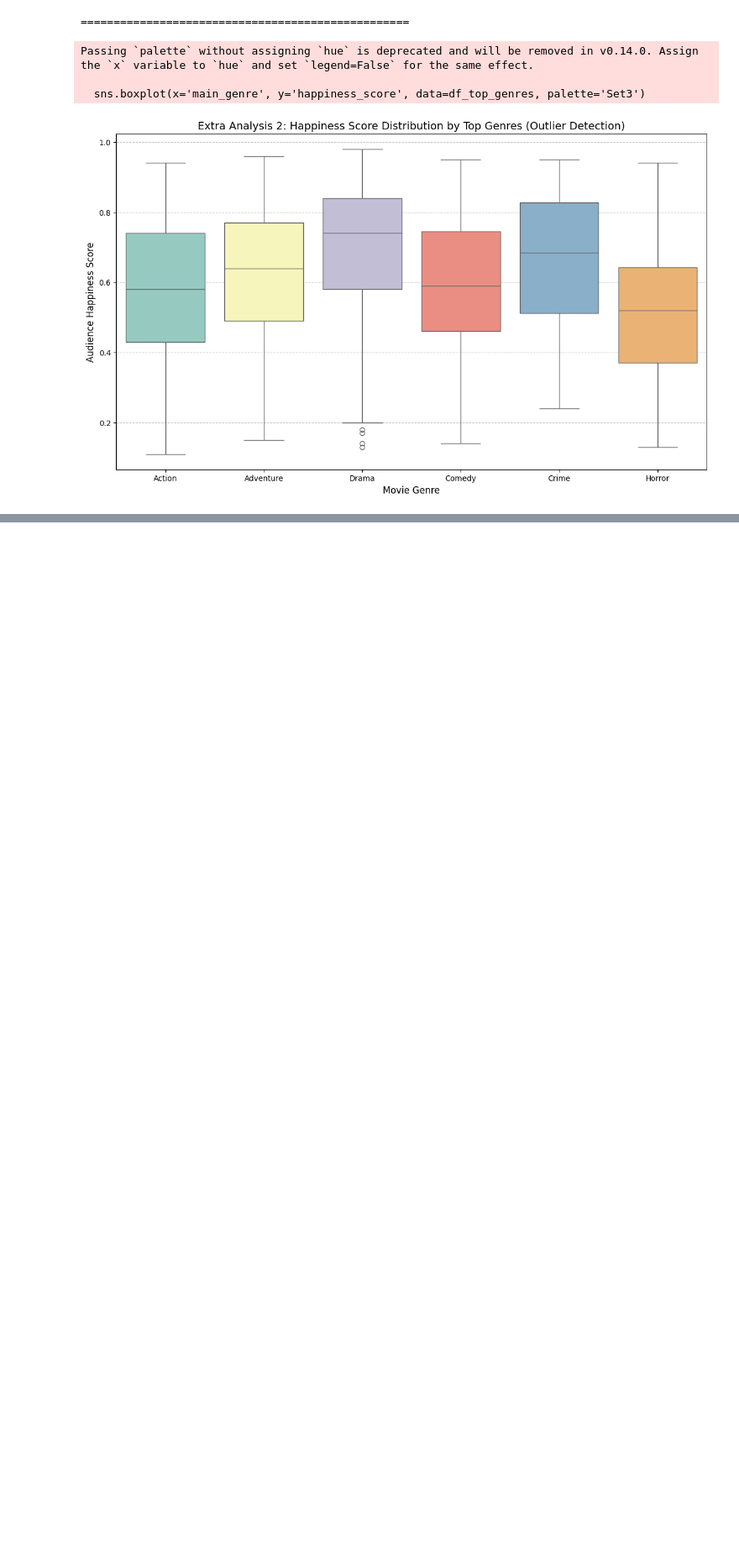
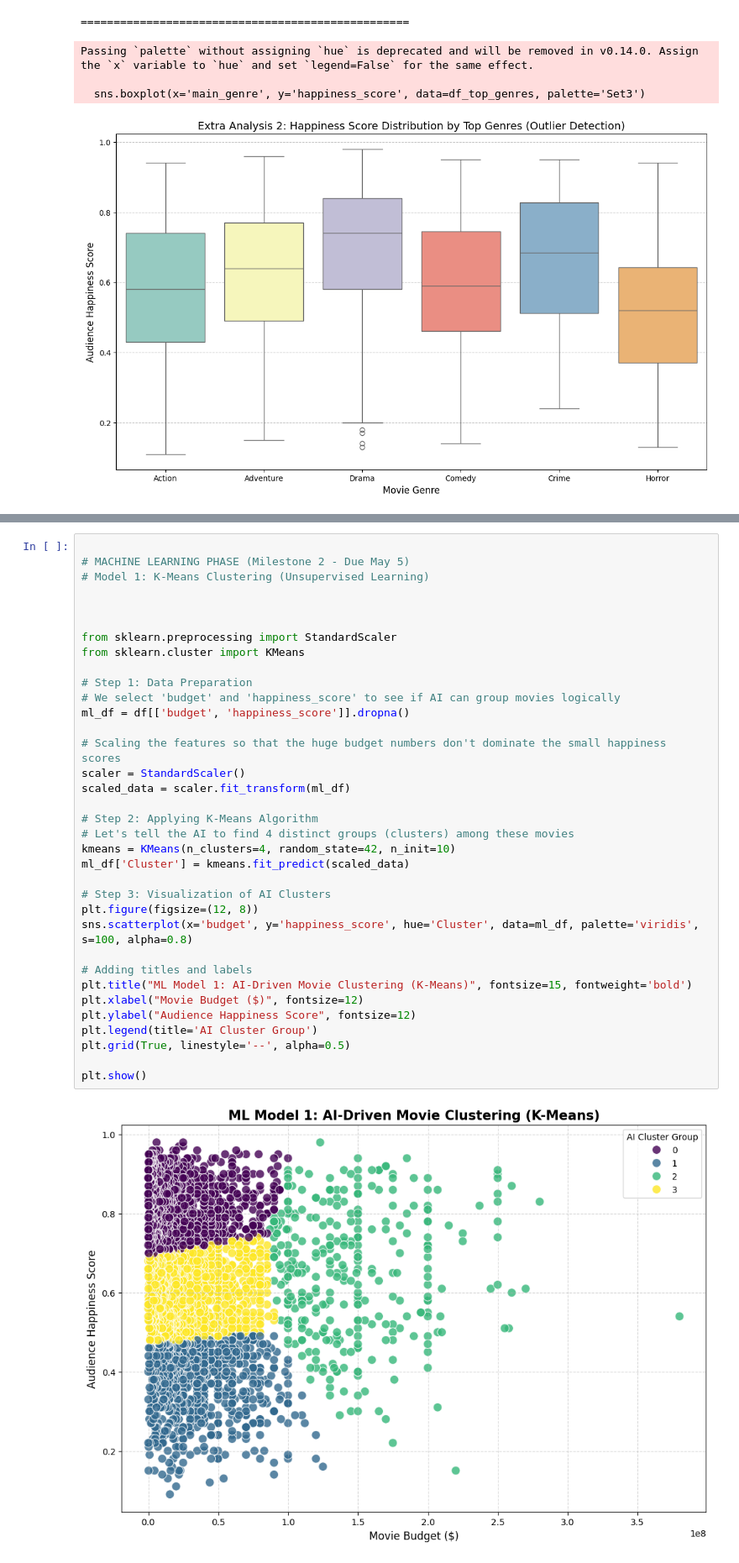
Before and after one commit to zeynepcanli-maker/DSA210-zeynepcanli-termproject, a Jupyter notebook: Movie_Analysis.ipynb, the cells around one changed output, grey strips where cells are left out. Shown at 84% size. Saved outputs shown, nothing was run; the diff lists cells and outputs as text; blank space fills up the shorter version.

Commit message:
Add files via upload
 Added Machine Learning models and analysis insights

```diff
--- a/Movie_Analysis.ipynb
+++ b/Movie_Analysis.ipynb
@@ -161,0 +191,37 @@ Passing `palette` without assigning `hue` is deprecated and will be removed in v
+# %%
+
+# MACHINE LEARNING PHASE (Milestone 2 - Due May 5)
+# Model 1: K-Means Clustering (Unsupervised Learning)
+
+
+
+from sklearn.preprocessing import StandardScaler
+from sklearn.cluster import KMeans
+
+# Step 1: Data Preparation
+# We select 'budget' and 'happiness_score' to see if AI can group movies logically
+ml_df = df[['budget', 'happiness_score']].dropna()
+
+# Scaling the features so that the huge budget numbers don't dominate the small happiness scores
+scaler = StandardScaler()
+scaled_data = scaler.fit_transform(ml_df)
+
+# Step 2: Applying K-Means Algorithm
+# Let's tell the AI to find 4 distinct groups (clusters) among these movies
+kmeans = KMeans(n_clusters=4, random_state=42, n_init=10)
+ml_df['Cluster'] = kmeans.fit_predict(scaled_data)
+
+# Step 3: Visualization of AI Clusters
+plt.figure(figsize=(12, 8))
+sns.scatterplot(x='budget', y='happiness_score', hue='Cluster', data=ml_df, palette='viridis', s=100, alpha=0.8)
+
+# Adding titles and labels
+plt.title("ML Model 1: AI-Driven Movie Clustering (K-Means)", fontsize=15, fontweight='bold')
+plt.xlabel("Movie Budget ($)", fontsize=12)
+plt.ylabel("Audience Happiness Score", fontsize=12)
+plt.legend(title='AI Cluster Group')
+plt.grid(True, linestyle='--', alpha=0.5)
+
+plt.show()
+# %% [output]
+[figure, added]
```
Also changed, not shown: parts of 4 cells of this notebook.
